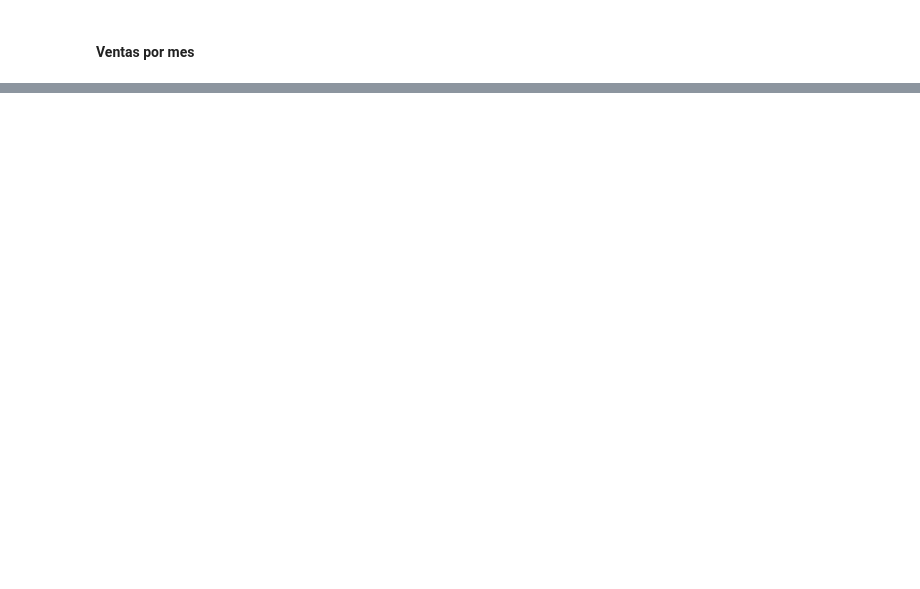
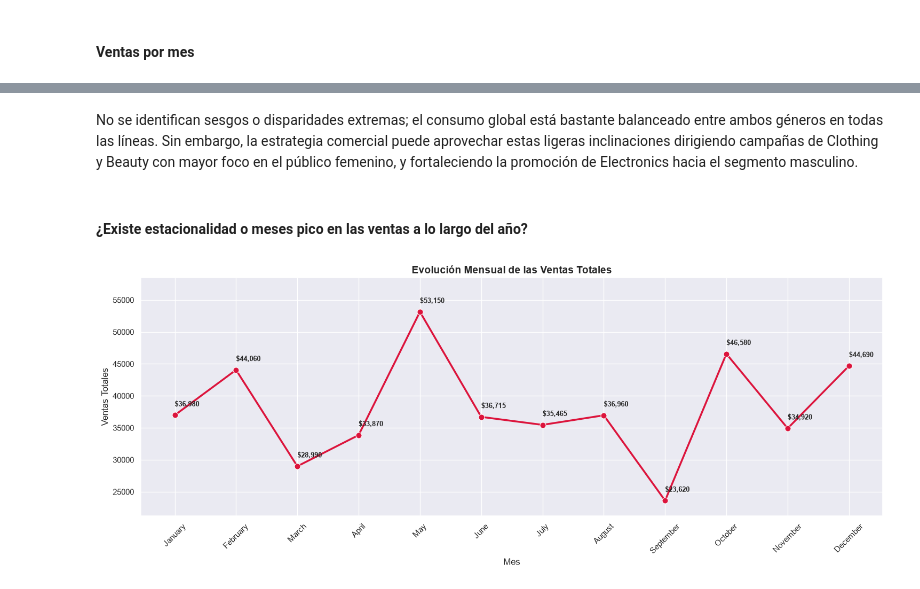
Before and after one commit to JulianParrado/Entregables-BIT-JulianCamiloParradoCuenca, a Jupyter notebook: Taller3_EDA.ipynb, the cells around one changed output, grey strips where cells are left out. Saved outputs shown, nothing was run; the diff lists cells and outputs as text; code cells hidden in the pictures; blank space fills up the shorter version.

```diff
--- a/Taller3_EDA.ipynb
+++ b/Taller3_EDA.ipynb
@@ -169,2 +163,9 @@ TypeError: func is expected but received tuple in **kwargs.
 # %% [markdown]
 #### Ventas por mes
+# %%
+resume_monthly = df.groupby('Month').agg(
+    Total_amount = ('Total Amount', 'sum'),
+    Transactions=('Transaction ID', 'count')
+).reset_index()
+
+resume_monthly
@@ -170,0 +328,48 @@ TypeError: func is expected but received tuple in **kwargs.
+# %% [markdown]
+No se identifican sesgos o disparidades extremas; el consumo global está bastante balanceado entre ambos géneros en todas las líneas. Sin embargo, la estrategia comercial puede aprovechar estas ligeras inclinaciones dirigiendo campañas de Clothing y Beauty con mayor foco en el público femenino, y fortaleciendo la promoción de Electronics hacia el segmento masculino.
+# %% [markdown]
+#### ¿Existe estacionalidad o meses pico en las ventas a lo largo del año?
+# %%
+orden_meses = ['January', 'February', 'March', 'April', 'May', 'June',
+                'July', 'August', 'September', 'October', 'November', 'December']
+
+resume_monthly['Month'] = pd.Categorical(resume_monthly['Month'], categories=orden_meses, ordered=True)
+resume_monthly_sorted = resume_monthly.sort_values('Month').reset_index(drop=True)
+
+# 2. Creación del gráfico de línea
+plt.figure(figsize=(15, 6))
+ax = sns.lineplot(
+    data=resume_monthly_sorted,
+    x='Month',
+    y='Total_amount',
+    marker='o',
+    color='crimson',
+    linewidth=2.5,
+    markersize=8
+)
+
+plt.title('Evolución Mensual de las Ventas Totales', fontsize=14, fontweight='bold')
+plt.xlabel('Mes', fontsize=12)
+plt.ylabel('Ventas Totales', fontsize=12)
+plt.xticks(rotation=45)
+
+# Añadir etiquetas con los montos exactos sobre cada punto del gráfico
+for i, row in resume_monthly_sorted.iterrows():
+    ax.annotate(
+        f'${row["Total_amount"]:,.0f}',
+        (row['Month'], row['Total_amount']),
+        ha='left', va='bottom',
+        xytext=(0, 10), textcoords='offset points',
+        fontsize=9, fontweight='bold'
+    )
+
+# Ajustar márgenes verticales
+plt.ylim(
+    resume_monthly_sorted['Total_amount'].min() * 0.9,
+    resume_monthly_sorted['Total_amount'].max() * 1.1
+)
+
+plt.tight_layout()
+plt.show()
+# %% [output]
+[figure, added]
```
Also changed, not shown: parts of 22 cells of this notebook.
